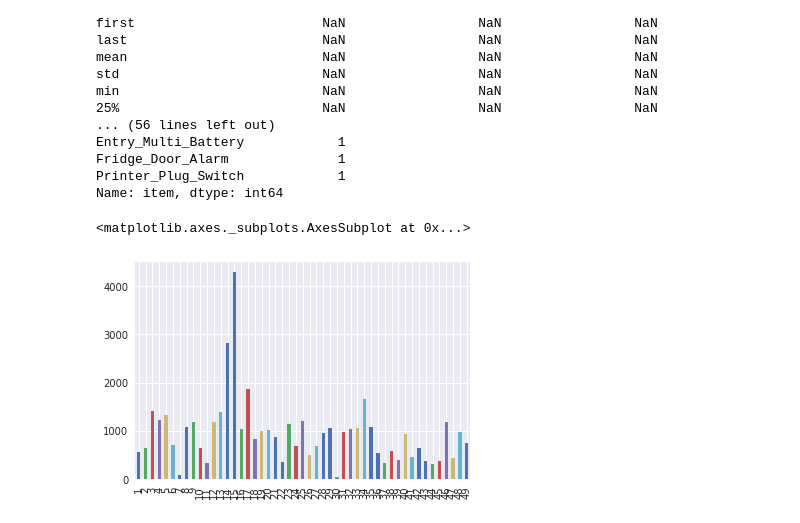
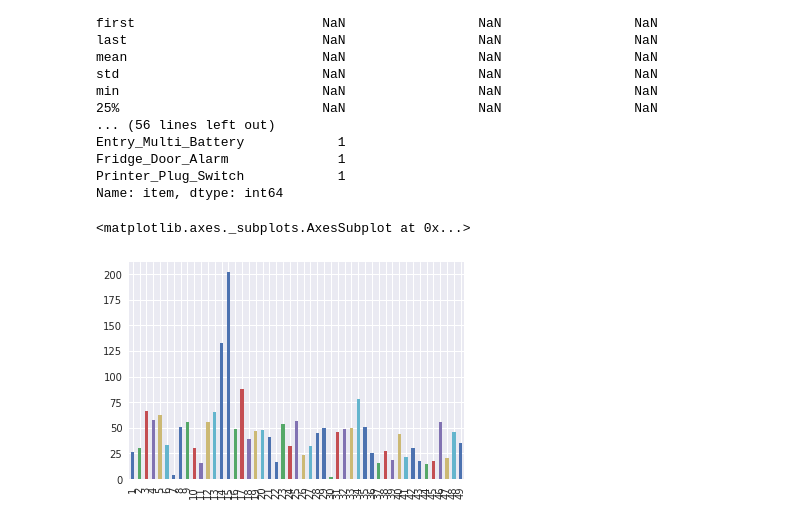
Before and after one commit to marc-hanheide/jupyter-notebooks, a Jupyter notebook: HAB analysis.ipynb, the cells around one changed output. Drawn from its saved outputs; the diff is of its cells as text; code cells hidden in the pictures.

```diff
--- a/HAB analysis.ipynb
+++ b/HAB analysis.ipynb
@@ -90,20 +90,20 @@ Name: item, dtype: int64
 # %%
 %matplotlib inline
 import numpy as np
 from numpy.fft import rfft, irfft
 from numpy import abs, sum, square, sqrt
 from pandas import Series
 #subdf = df[df.item == 'Kitchen_Multi_Lux'].copy()
 subdf = df[df.item == 'Kitchen_Multi_Lux'].reset_index(drop=True)
 v = subdf.value
 #display(df[df.item == 'Kitchen_Multi_Lux'])
 #v.plot()
-spectrum = Series(rfft(v))
+spectrum = Series(rfft(v, norm='ortho'))
 subdf['fft'] = spectrum
 abs(spectrum[1:50]).plot(kind='bar')
 # %% [output]
 <matplotlib.axes._subplots.AxesSubplot at 0x...>
-[figure, old version]
+[figure, new version]
 # %%
 filtered = spectrum.copy()
 filtered[1:] = 0
```
Also changed, not shown: parts of 1 cell of this notebook.
